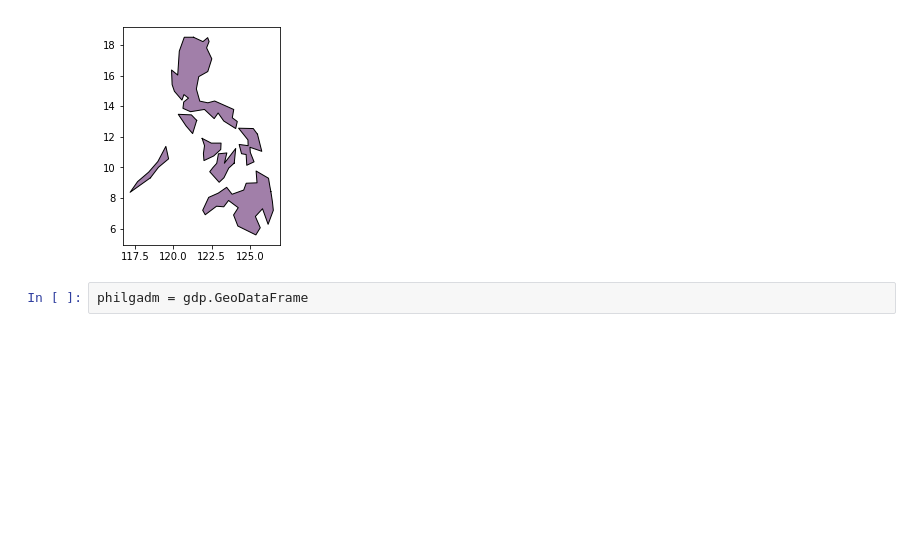
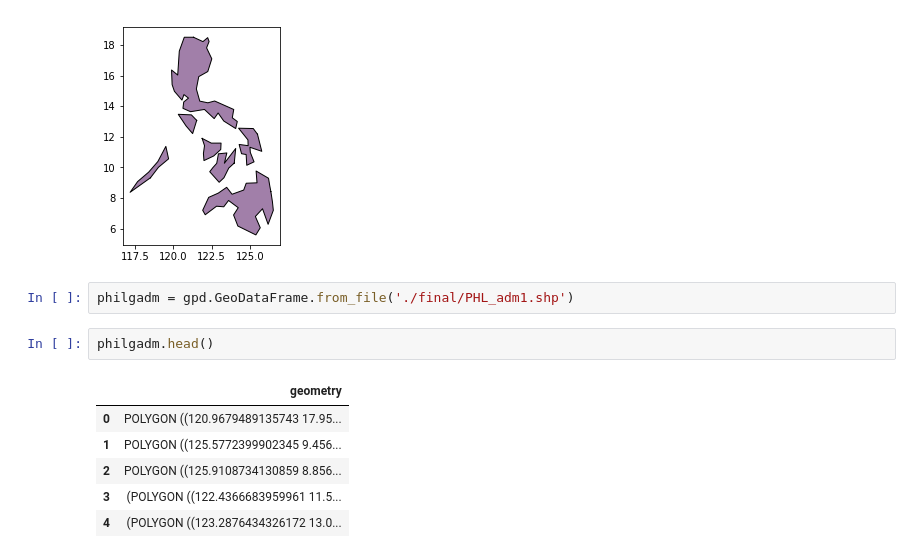
Before and after one commit to fjcamillo/Learn-GeoPandas, a Jupyter notebook: project_files/GeoPandas.ipynb, the cells around one changed output. Saved outputs shown, nothing was run; the diff lists cells and outputs as text; blank space fills up the shorter version.

```diff
--- a/project_files/GeoPandas.ipynb
+++ b/project_files/GeoPandas.ipynb
@@ -433,5 +433,14 @@ ph.plot()
 # %% [output]
 <matplotlib.axes._subplots.AxesSubplot at 0x...>
 [figure]
-# %%
-philgadm = gdp.GeoDataFrame
+# %%
+philgadm = gpd.GeoDataFrame.from_file('./final/PHL_adm1.shp')
+# %%
+philgadm.head()
+# %% [output]
+|  | geometry |
+| 0 | POLYGON ((120.9679489135743 17.95... |
+| 1 | POLYGON ((125.5772399902345 9.456... |
+| 2 | POLYGON ((125.9108734130859 8.856... |
+| 3 | (POLYGON ((122.4366683959961 11.5... |
+| 4 | (POLYGON ((123.2876434326172 13.0... |
```
Also changed, not shown: parts of 5 cells of this notebook.
